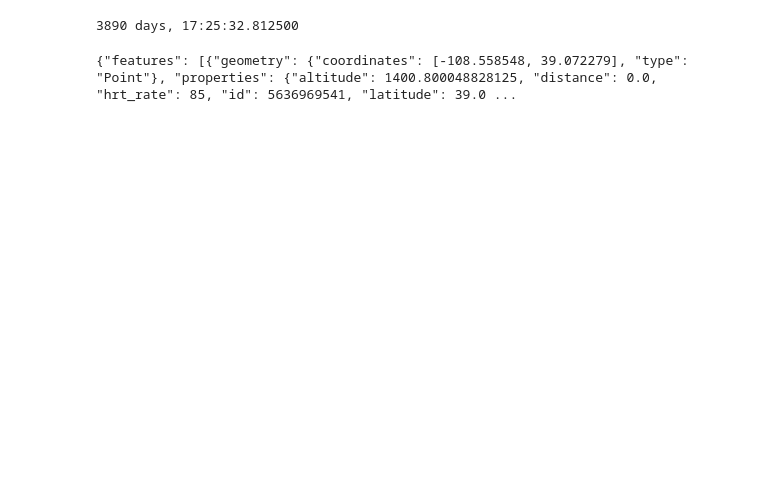
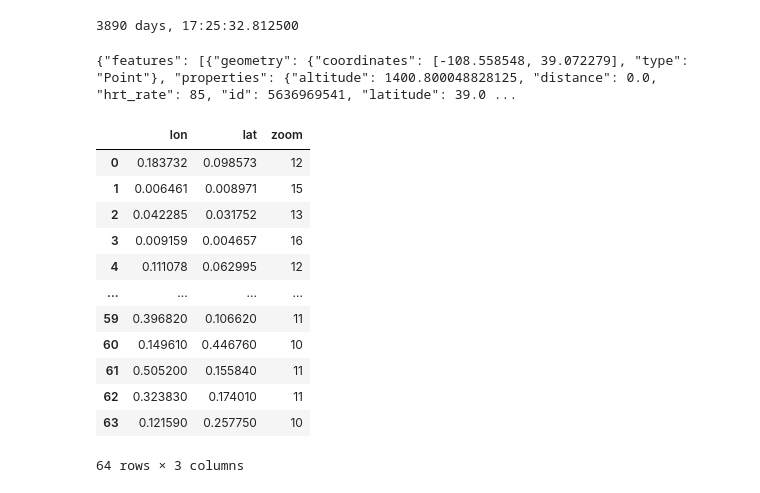
Before and after one commit to Phillips4100/Activity-Replay, a Jupyter notebook: Untitled.ipynb, the cells around one changed output. Saved outputs shown, nothing was run; the diff lists cells and outputs as text; code cells hidden in the pictures; blank space fills up the shorter version.

```diff
--- a/Untitled.ipynb
+++ b/Untitled.ipynb
@@ -70,3 +70,22 @@ def geojson(activity_id):
 print(geojson(5636969541))
 # %% [output]
 {"features": [{"geometry": {"coordinates": [-108.558548, 39.072279], "type": "Point"}, "properties": {"altitude": 1400.800048828125, "distance": 0.0, "hrt_rate": 85, "id": 5636969541, "latitude": 39.0 ...
+# %%
+import pandas as pd
+csv_data = pd.read_csv('resources/zoom.csv')
+df = pd.DataFrame(csv_data)
+df
+# %% [output]
+|  | lon | lat | zoom |
+| 0 | 0.183732 | 0.098573 | 12 |
+| 1 | 0.006461 | 0.008971 | 15 |
+| 2 | 0.042285 | 0.031752 | 13 |
+| 3 | 0.009159 | 0.004657 | 16 |
+| 4 | 0.111078 | 0.062995 | 12 |
+| ... | ... | ... | ... |
+| 59 | 0.396820 | 0.106620 | 11 |
+| 60 | 0.149610 | 0.446760 | 10 |
+| 61 | 0.505200 | 0.155840 | 11 |
+| 62 | 0.323830 | 0.174010 | 11 |
+| 63 | 0.121590 | 0.257750 | 10 |
+64 rows × 3 columns
```
Also changed, not shown: parts of 1 cell of this notebook, 3 other files.
